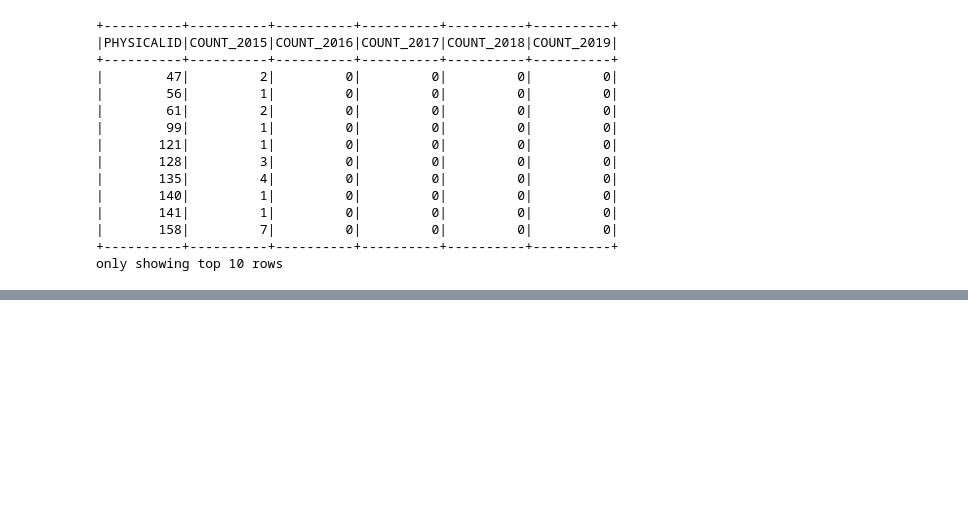
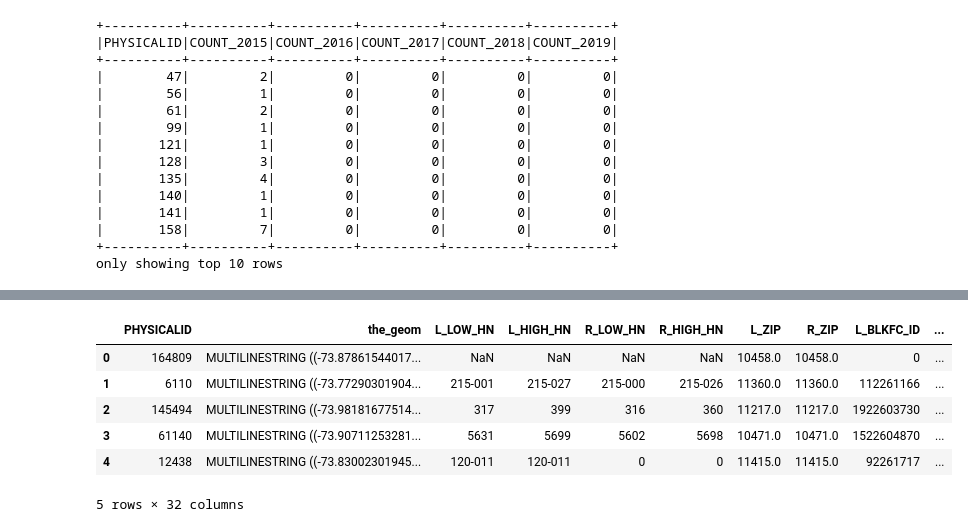
Before and after one commit to lobodemonte/big-data-management, a Jupyter notebook: Final/BDM_Final.ipynb, the cells around one changed output, grey strips where cells are left out. Saved outputs shown, nothing was run; the diff lists cells and outputs as text; code cells hidden in the pictures; blank space fills up the shorter version.

```diff
--- a/Final/BDM_Final.ipynb
+++ b/Final/BDM_Final.ipynb
@@ -329,0 +375,10 @@ only showing top 30 rows
+# %%
+s.head()
+# %% [output]
+|  | PHYSICALID | the_geom | L_LOW_HN | L_HIGH_HN | R_LOW_HN | R_HIGH_HN | L_ZIP | R_ZIP | L_BLKFC_ID | ... |
+| 0 | 164809 | MULTILINESTRING ((-73.87861544017... | NaN | NaN | NaN | NaN | 10458.0 | 10458.0 | 0 | ... |
+| 1 | 6110 | MULTILINESTRING ((-73.77290301904... | 215-001 | 215-027 | 215-000 | 215-026 | 11360.0 | 11360.0 | 112261166 | ... |
+| 2 | 145494 | MULTILINESTRING ((-73.98181677514... | 317 | 399 | 316 | 360 | 11217.0 | 11217.0 | 1922603730 | ... |
+| 3 | 61140 | MULTILINESTRING ((-73.90711253281... | 5631 | 5699 | 5602 | 5698 | 10471.0 | 10471.0 | 1522604870 | ... |
+| 4 | 12438 | MULTILINESTRING ((-73.83002301945... | 120-011 | 120-011 | 0 | 0 | 11415.0 | 11415.0 | 92261717 | ... |
+5 rows × 32 columns
```
Also changed, not shown: parts of 13 cells of this notebook.
